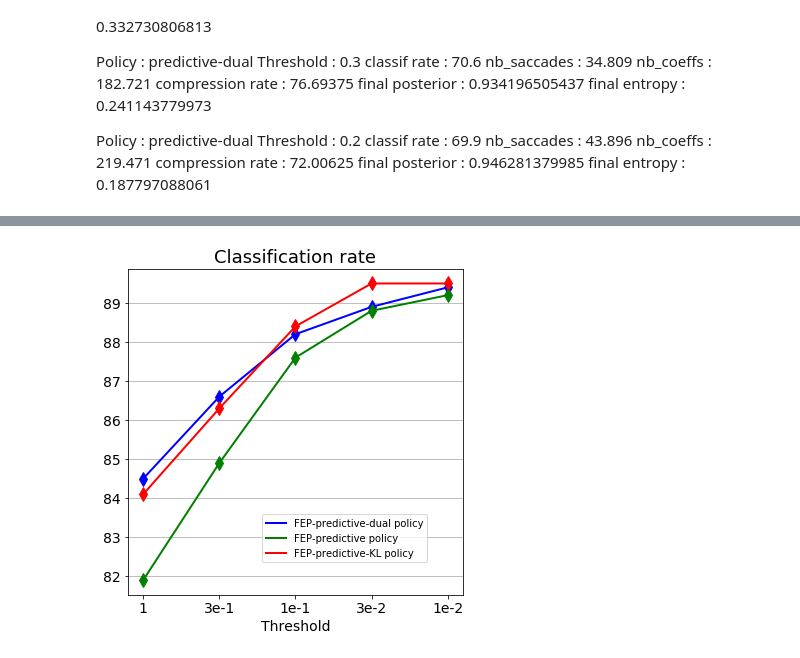
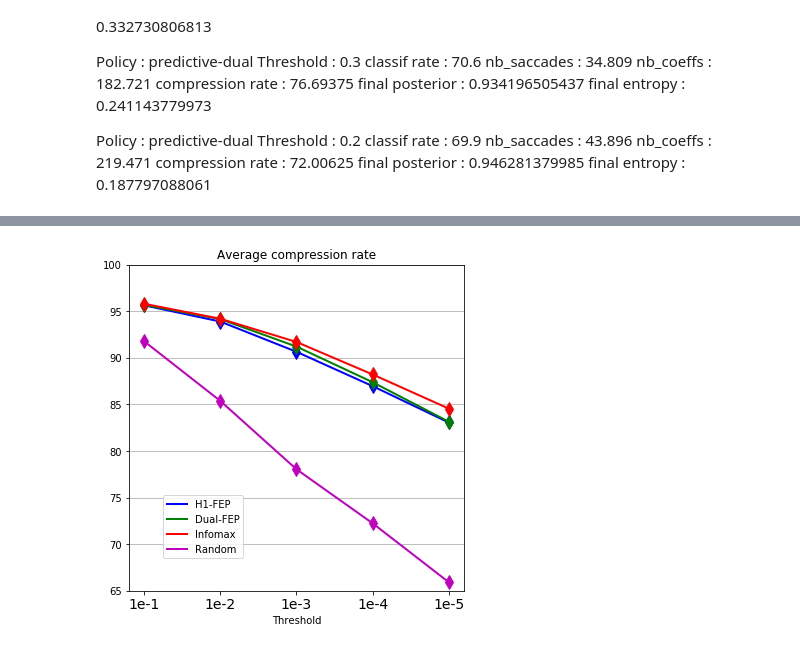
Before and after one commit to gdbmanu/git-active-vision, a Jupyter notebook: foveated-iclr/mnist-waveimage-record-display.ipynb, the cells around one changed output, grey strips where cells are left out. Cells and saved outputs as stored; diff of their text form; code cells hidden in the pictures.

```diff
--- a/foveated-iclr/mnist-waveimage-record-display.ipynb
+++ b/foveated-iclr/mnist-waveimage-record-display.ipynb
@@ -55,7 +96,7 @@ mem_mem_saccades = {}
 mem_mem_compression_rate = {}
 
 #for POL in ('predictive', 'predictive-dual', 'predictive-KL', 'FEP-predictive', 'FEP-predictive-dual', 'FEP-predictive-KL',  'saliency-based', 'generic-saliency-based', 'random'): #): #: #', ' ):
-for POL in ('FEP-predictive-dual', 'FEP-predictive', 'FEP-predictive-KL'): #): #: #', ' ):
+for POL in ('FEP-predictive-dual', 'FEP-predictive-KL',  'FEP-predictive', 'random'): #): #: #', ' ):
     mem_classif_rate[POL] = []
     mem_mem_saccades[POL] = []
     mem_mem_compression_rate[POL] = []
@@ -149,12 +190,14 @@ final entropy : 0.187797088061
 # %%
 f = plt.figure(figsize = (6, 6))
 NB_THRESHOLDS = 5
-liste_col = ['b', 'g', 'r']
-for i, POL in enumerate(('FEP-predictive-dual', 'FEP-predictive', 'FEP-predictive-KL')):#('predictive', 'saliency-based', 'random')):
-    plt.plot(np.arange(NB_THRESHOLDS), mem_classif_rate[POL], liste_col[i], label = POL + ' policy', lw=2)
+liste_col = ['b', 'g', 'r','m']
+#liste_pol = ['H1-FEP', 'Dual-FEP', 'Infomax',  'Random']
+liste_pol =  ['PUC', '-PEC', 'Infomax',  'Random']
+for i, POL in enumerate(('FEP-predictive-KL', 'FEP-predictive-dual','FEP-predictive', 'random')):#('predictive', 'saliency-based', 'random')):
+    plt.plot(np.arange(NB_THRESHOLDS), mem_classif_rate[POL], liste_col[i], label = liste_pol[i], lw=2)
     plt.plot(np.arange(NB_THRESHOLDS), mem_classif_rate[POL], liste_col[i]+'d', ms = 10)
 #plt.plot([-.1,4.1], [mem_classif_rate['full'][0]] * 2, 'r--', label = 'exhaustive scan', lw=2)
-plt.legend(loc = (.4,.1))
+plt.legend(loc = (.7,.1))
 plt.title('Classification rate', fontsize = 18)
 plt.xlabel('Threshold', fontsize = 14)
 #plt.xticks(np.arange(NB_THRESHOLDS), ('1e-1', '1e-2', '1e-3', '1e-4', '1e-5'), fontsize = 14)
@@ -164,5 +207,6 @@ plt.yticks(fontsize = 14)
 #plt.xlim([-.2,4.2])
 #plt.ylim([70, 100])
 f.gca().yaxis.grid(True)
-plt.savefig('FEP-CNN-classif.png')
+#plt.savefig('FEP-CNN-classif.png')
+plt.savefig('FEP-base-classif-IMOL-3.png')
 # %% [output]
@@ -170,21 +245,24 @@ plt.savefig('FEP-CNN-classif.png')
 # %%
 f = plt.figure(figsize = (6, 6))
-NB_THRESHOLDS = 5
-liste_col = ['b', 'g', 'r']
-for i, POL in enumerate(('FEP-predictive-dual', 'FEP-predictive', 'FEP-predictive-KL')):#('predictive', 'saliency-based', 'random')):
-    plt.plot(np.arange(NB_THRESHOLDS), mem_classif_rate[POL], liste_col[i], label = POL + ' policy', lw=2)
-    plt.plot(np.arange(NB_THRESHOLDS), mem_classif_rate[POL], liste_col[i]+'d', ms = 10)
-#plt.plot([-.1,4.1], [mem_classif_rate['full'][0]] * 2, 'r--', label = 'exhaustive scan', lw=2)
-plt.legend(loc = (.4,.1))
-plt.title('Classification rate', fontsize = 18)
-plt.xlabel('Threshold', fontsize = 14)
-#plt.xticks(np.arange(NB_THRESHOLDS), ('1e-1', '1e-2', '1e-3', '1e-4', '1e-5'), fontsize = 14)
-plt.xticks(np.arange(NB_THRESHOLDS), ('1', '3e-1', '1e-1', '3e-2', '1e-2'), fontsize = 14)
+
+axe = plt.subplot(1,1,1)
+liste_col = ['b', 'g', 'r','m']
+liste_pol = ['H1-FEP', 'Dual-FEP', 'Infomax',  'Random']
+for i, POL in enumerate(('FEP-predictive-KL', 'FEP-predictive-dual', 'FEP-predictive',  'random')):
+    plt.plot(np.arange(NB_THRESHOLDS), np.mean(np.array(mem_mem_compression_rate[POL]), 1), \
+             liste_col[i], label = liste_pol[i], lw = 2)
+    plt.plot(np.arange(NB_THRESHOLDS), np.mean(np.array(mem_mem_compression_rate[POL]), 1), \
+             liste_col[i]+'d', ms = 10)
+plt.legend(loc = (.1,.1))
+plt.title('Average compression rate')
+plt.xlabel('Threshold')
+plt.xticks(np.arange(NB_THRESHOLDS), ('1e-1', '1e-2', '1e-3', '1e-4', '1e-5'), fontsize = 14)
+#plt.xticks(np.arange(NB_THRESHOLDS), ('1', '3e-1', '1e-1', '3e-2', '1e-2'), fontsize = 14)
 #plt.xticks(np.arange(NB_THRESHOLDS), ('2', '1.5', '1', '7e-1', '5e-1', '3e-1', '2e-1', '1e-1'), fontsize = 14)
-plt.yticks(fontsize = 14)
 #plt.xlim([-.2,4.2])
-#plt.ylim([70, 100])
-f.gca().yaxis.grid(True)
-plt.savefig('FEP-CNN-classif.png')
+plt.ylim([65, 100])
+axe.yaxis.grid(True)
+
+plt.savefig('FEP-base-compression.png')
 # %% [output]
-[figure, old version]
+[figure, new version]
```
Also changed, not shown: parts of 9 cells of this notebook, 2 other files.
